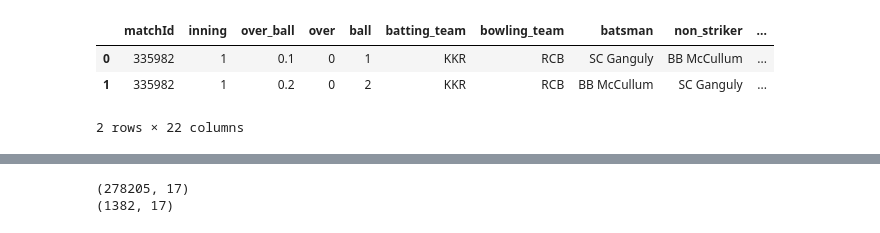
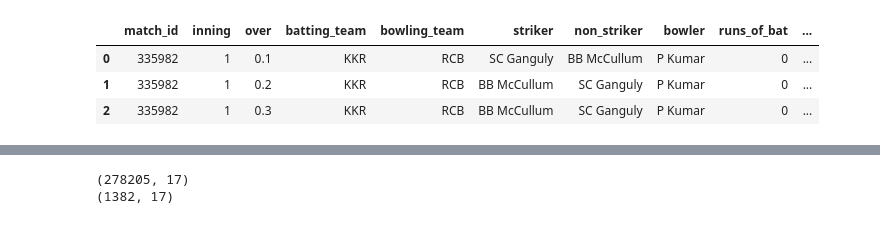
Before and after one commit to DeepanshuSharma1607/Fake_News_Generator_in_python, a Jupyter notebook: ipl.ipynb, the cells around one changed output, grey strips where cells are left out. Saved outputs shown, nothing was run; the diff lists cells and outputs as text; code cells hidden in the pictures.

```diff
--- a/ipl.ipynb
+++ b/ipl.ipynb
@@ -91,5 +49,16 @@ Using Colab cache for faster access to the 'ipl-2024-ball-by-ball-dataset' datas
 Using Colab cache for faster access to the 'ipl-2024-ball-by-ball-dataset' dataset.
 # %%
 df_['season']=pd.to_datetime(df_['date']).dt.year
+# %%
+mapping = {
+    'start_date':'date'
+}
+df_23.rename(columns=mapping, inplace=True)
+
+mapping1= {
+    "innings":"inning",
+}
+df_26.rename(columns=mapping1, inplace=True)
+df_=df_.drop(columns=["over","ball"])
 # %%
 dv=[df_,df_23,df_24,df_25,df_26]
@@ -103,2 +67,15 @@ for df in dv:
+# %%
+mapping = {
+    'matchId':'match_id',
+    'batsman':'striker',
+    'isWide':'wide',
+    'isNoBall':'noballs',
+    "batsman_runs":"runs_of_bat",
+    "dismissal_kind":"wicket_type",
+    "LegByes":"legbyes",
+    "Byes":"byes",
+    "over_ball":"over"
+}
+df_.rename(columns=mapping, inplace=True)
 # %%
 team_mapping = {
@@ -157,7 +187,7 @@ df_ = df_.merge(
 # %%
-df_.head(2)
+df_.head(3)
 # %% [output]
-|  | matchId | inning | over_ball | over | ball | batting_team | bowling_team | batsman | non_striker | ... |
-| 0 | 335982 | 1 | 0.1 | 0 | 1 | KKR | RCB | SC Ganguly | BB McCullum | ... |
-| 1 | 335982 | 1 | 0.2 | 0 | 2 | KKR | RCB | BB McCullum | SC Ganguly | ... |
+|  | match_id | inning | over | batting_team | bowling_team | striker | non_striker | bowler | runs_of_bat | ... |
+| 0 | 335982 | 1 | 0.1 | KKR | RCB | SC Ganguly | BB McCullum | P Kumar | 0 | ... |
+| 1 | 335982 | 1 | 0.2 | KKR | RCB | BB McCullum | SC Ganguly | P Kumar | 0 | ... |
+| 2 | 335982 | 1 | 0.3 | KKR | RCB | BB McCullum | SC Ganguly | P Kumar | 0 | ... |
-2 rows × 22 columns
```
Also changed, not shown: parts of 52 cells of this notebook.
